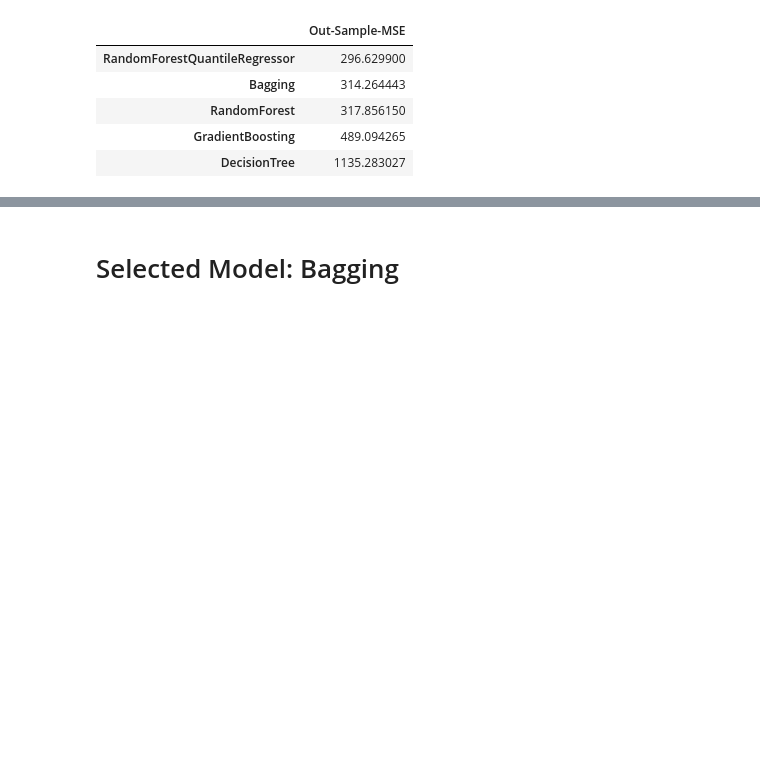
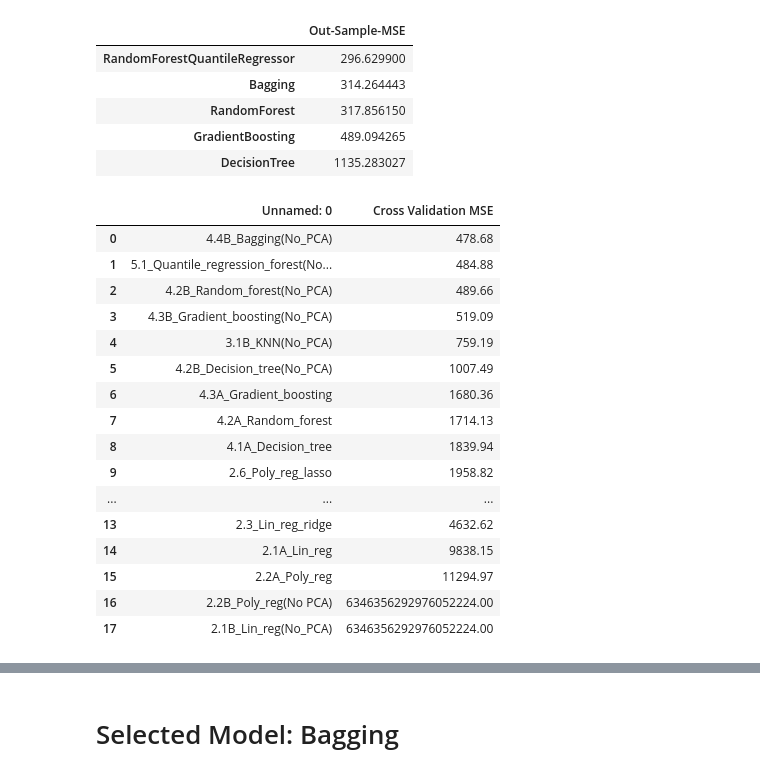
Before and after one commit to Waynelearn/IE4211-Project-Machine-Learning, a Jupyter notebook: Group4.ipynb, the cells around one changed output, grey strips where cells are left out. Drawn from its saved outputs; the diff is of its cells as text; code cells hidden in the pictures; blank space fills up the shorter version.

```diff
--- a/Group4.ipynb
+++ b/Group4.ipynb
@@ -32,3 +32,24 @@ osm.sort_values(by='Out-Sample-MSE',ascending=True)
 | RandomForest | 317.856150 |
 | GradientBoosting | 489.094265 |
 | DecisionTree | 1135.283027 |
+# %%
+pd.options.display.float_format = '{:.2f}'.format
+pd.read_csv(".\\Model_CV_Result_MSE\\MSE_all.csv")
+# %% [output]
+|  | Unnamed: 0 | Cross Validation MSE |
+| 0 | 4.4B_Bagging(No_PCA) | 478.68 |
+| 1 | 5.1_Quantile_regression_forest(No... | 484.88 |
+| 2 | 4.2B_Random_forest(No_PCA) | 489.66 |
+| 3 | 4.3B_Gradient_boosting(No_PCA) | 519.09 |
+| 4 | 3.1B_KNN(No_PCA) | 759.19 |
+| 5 | 4.2B_Decision_tree(No_PCA) | 1007.49 |
+| 6 | 4.3A_Gradient_boosting | 1680.36 |
+| 7 | 4.2A_Random_forest | 1714.13 |
+| 8 | 4.1A_Decision_tree | 1839.94 |
+| 9 | 2.6_Poly_reg_lasso | 1958.82 |
+| ... | ... | ... |
+| 13 | 2.3_Lin_reg_ridge | 4632.62 |
+| 14 | 2.1A_Lin_reg | 9838.15 |
+| 15 | 2.2A_Poly_reg | 11294.97 |
+| 16 | 2.2B_Poly_reg(No PCA) | 6346356292976052224.00 |
+| 17 | 2.1B_Lin_reg(No_PCA) | 6346356292976052224.00 |
```
Also changed, not shown: parts of 2 cells of this notebook, 4 other files.
